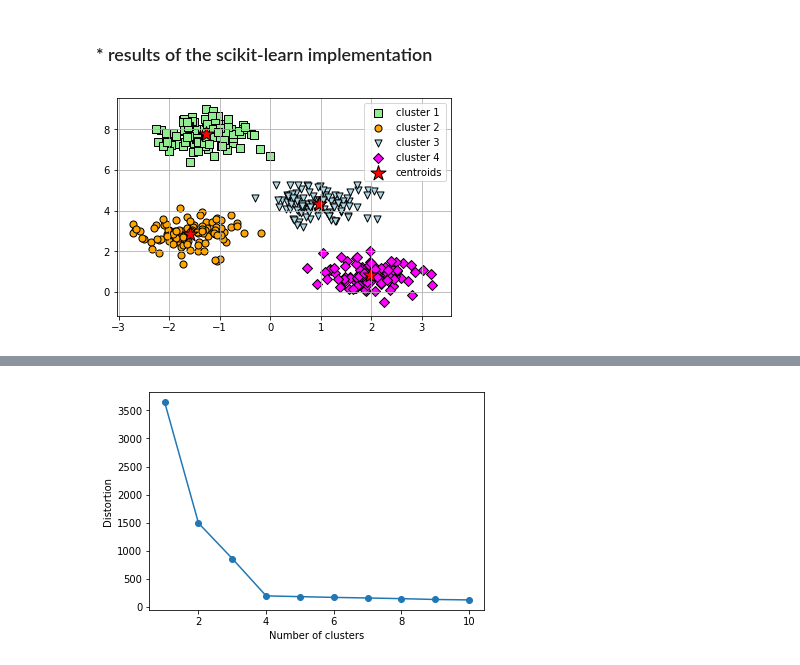
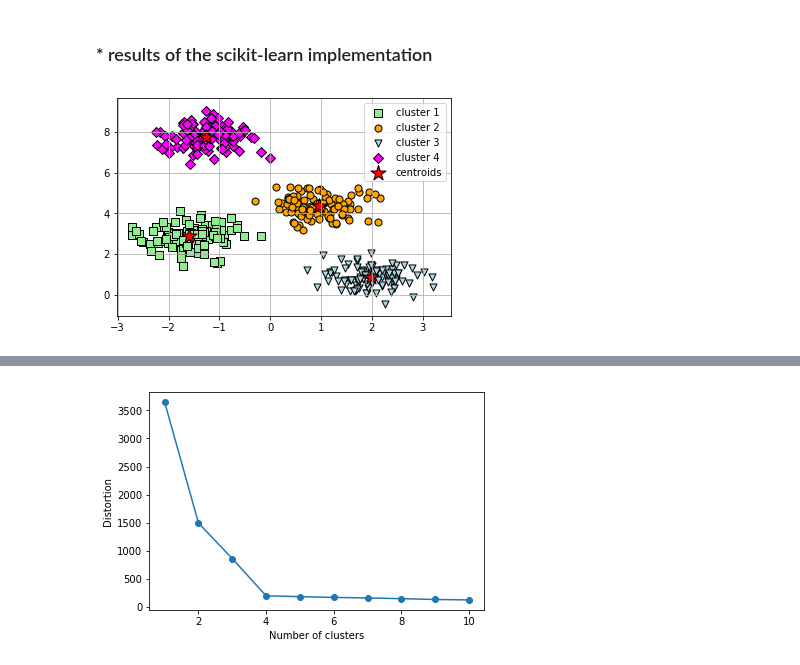
Before and after one commit to happyhyowon/work, a Jupyter notebook: HyowonKim_2019020723_hw4.ipynb, the cells around one changed output, grey strips where cells are left out. Saved outputs shown, nothing was run; the diff lists cells and outputs as text; code cells hidden in the pictures.

```diff
--- a/HyowonKim_2019020723_hw4.ipynb
+++ b/HyowonKim_2019020723_hw4.ipynb
@@ -182,0 +354,12 @@ from sklearn.metrics import silhouette_samples
+# %%
+# elbow method
+distortions = []
+for i in range(1, 11):
+    km = KMeans(n_clusters=i, init='k-means++', n_init=1, max_iter=1, tol=1e-04, random_state=0)
+    km.fit(X)
+    distortions.append(km.inertia_)
+
+plt.plot(range(1, 11), distortions, marker='o')
+plt.xlabel('Number of clusters')
+plt.ylabel('Distortion')
+plt.show()
@@ -188,18 +394,17 @@ from sklearn.metrics import silhouette_samples
 ### * results of the scikit-learn implementation
 # %%
 # the scikit-learn implementation
-from sklearn.cluster import KMeans
 
-km = KMeans(n_clusters=4, init='k-means++', n_init=1, max_iter=1, tol=1e-04, random_state=0)
+km = KMeans(n_clusters=4, init='random', n_init=1, max_iter=100, tol=1e-04, random_state=0, verbose=False)
 y_km = km.fit_predict(X)
 
 plt.scatter(X[y_km == 0, 0], X[y_km == 0, 1], s=50, c='lightgreen', marker='s',edgecolor='black', label='cluster 1')
 plt.scatter(X[y_km == 1, 0], X[y_km == 1, 1], s=50, c='orange', marker='o', edgecolor='black', label='cluster 2')
 plt.scatter(X[y_km == 2, 0], X[y_km == 2, 1], s=50, c='lightblue', marker='v', edgecolor='black', label='cluster 3')
 plt.scatter(X[y_km == 3, 0], X[y_km == 3, 1], s=50, c='magenta', marker='D', edgecolor='black', label='cluster 4')
 plt.scatter(km.cluster_centers_[:, 0], km.cluster_centers_[:, 1], s=250, marker='*', c='red', edgecolor='black', label='centroids')
 plt.legend()
 plt.grid()
 plt.show()
 # %% [output]
-[figure, old version]
+[figure, new version]
```
Also changed, not shown: parts of 25 cells of this notebook.
